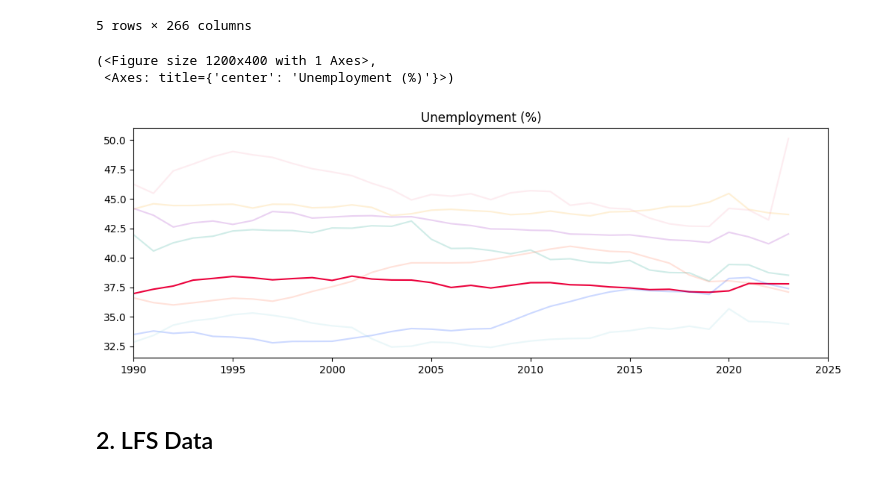
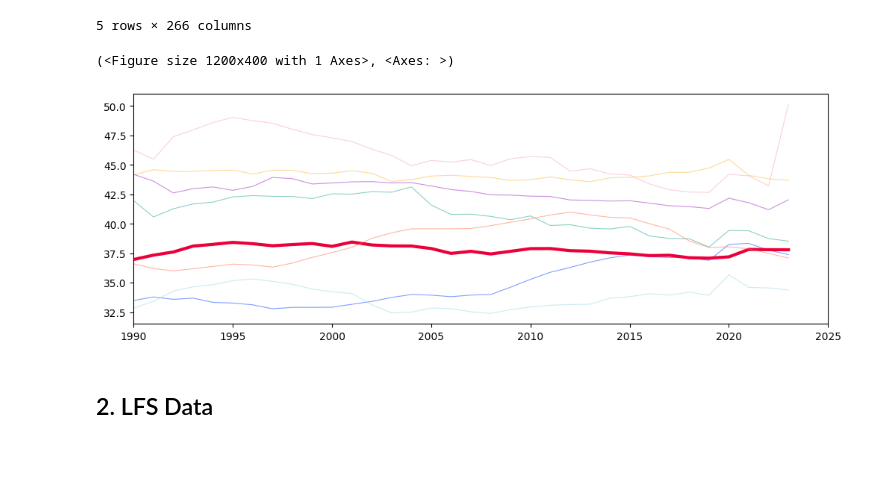
Before and after one commit to gjohl/growingeconomy, a Jupyter notebook: notebooks/presentation_plots.ipynb, the cells around one changed output. Drawn from its saved outputs; the diff is of its cells as text; code cells hidden in the pictures.

Commit message:
GJ-236 Presentation content (#4)
* Add missing plots

* Update plots

* Tidy some presentation plots for appendix

```diff
--- a/notebooks/presentation_plots.ipynb
+++ b/notebooks/presentation_plots.ipynb
@@ -21,19 +23,17 @@ PLOT_END_DATE = pd.Timestamp("2025-01-01")
 
 G7_COUNTRIES = ['Canada', 'France', 'Germany', 'Italy', 'Japan', 'United Kingdom', 'United States', 'European Union']
 COUNTRY_COLOR_MAP = {
+ 'United States': '#0141ff',
+ 'Germany': '#18a48c',
  'United Kingdom': '#eb003b',
- 'United States': '#0141ff',
  'Canada': '#97d9e3',
  'France': '#fdb633',
- 'Germany': '#18a48c',
  'Italy': '#f6a4b7',
  'Japan': '#ff6e47',
  'European Union': '#9a20be',
- 'ExtraColor1': '#0e294a',
- 'ExtraColor2': '#646363',
- 'ExtraColor3': '#a59bee',
- 'ExtraColor4': '#000000',
 }
+EXTRA_COLORS = ['#0e294a', '#646363', '#a59bee', '#f4f1ef', '#000000']
+ALL_COLORS = list(COUNTRY_COLOR_MAP.values()) + EXTRA_COLORS
 
 FIGSIZE = (12, 4)
 DPI = 100
@@ -46,9 +46,10 @@ def plot_country_timeseries(df, title=None, xlim=(PLOT_START_DATE, PLOT_END_DATE
     fig, ax = plt.subplots(figsize=FIGSIZE, dpi=DPI)
 
     for country, color in COUNTRY_COLOR_MAP.items():
-        alpha = 1 if country=='United Kingdom' else 0.2
+        alpha = 1 if country=='United Kingdom' else 0.5
+        linewidth = 3 if country=='United Kingdom' else 0.8
         if country in df.columns:
-            line = ax.plot(df.index, df[country], label=country, color=color, alpha=alpha)
+            line = ax.plot(df.index, df[country], label=country, color=color, alpha=alpha, linewidth=linewidth)
 
     ax.set_xlim(left=xlim[0], right=xlim[1])
 
@@ -149,13 +160,12 @@ labour_df.tail()
 # %%
 plot_country_timeseries(
     (100 - labour_df[labour_df.index >= PLOT_START_DATE.year][G7_COUNTRIES]),
-    title="Unemployment (%)",
+    # title="Unemployment (%)",
     xlim=(PLOT_START_DATE.year, PLOT_END_DATE.year)
 )
 # %% [output]
-(<Figure size 1200x400 with 1 Axes>,
- <Axes: title={'center': 'Unemployment (%)'}>)
+(<Figure size 1200x400 with 1 Axes>, <Axes: >)
-[figure, old version]
+[figure, new version]
 # %% [markdown]
 ## 2. LFS Data
 # %%
```
Also changed, not shown: parts of 27 cells of this notebook, 12 other files.
